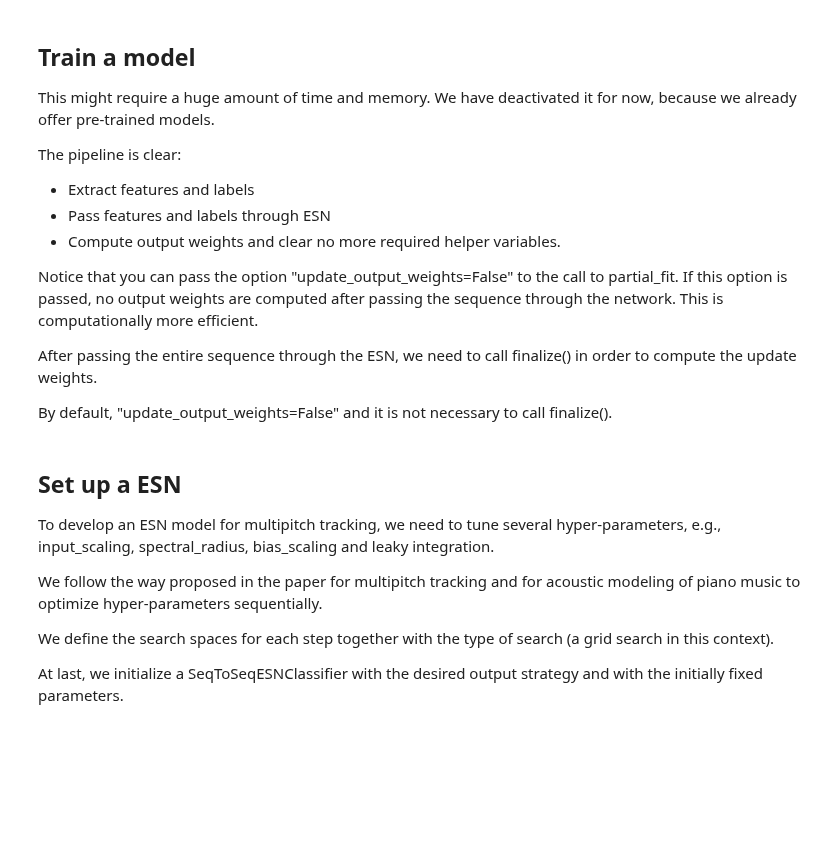
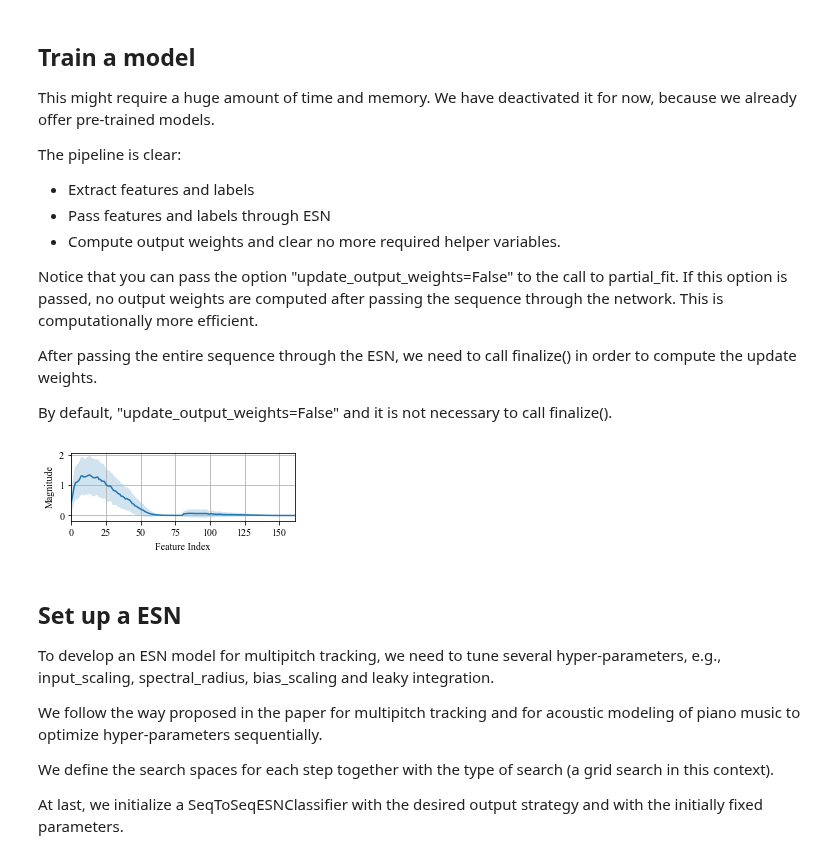
Before and after one commit to PlasmaControl/PyRCN, a Jupyter notebook: examples/multipitch_tracking.ipynb, the cells around one changed output. Drawn from its saved outputs; the diff is of its cells as text; code cells hidden in the pictures; blank space fills up the shorter version.

```diff
--- a/examples/multipitch_tracking.ipynb
+++ b/examples/multipitch_tracking.ipynb
@@ -106,3 +98,22 @@ plt.savefig('features_statistics.pdf', bbox_inches='tight', pad_inches=0)
+# %%
+def tsplot(ax, data,**kw):
+    x = np.arange(data.shape[1])
+    est = np.mean(data, axis=0)
+    sd = np.std(data, axis=0)
+    cis = (est - sd, est + sd)
+    ax.fill_between(x,cis[0],cis[1],alpha=0.2, **kw)
+    ax.plot(x,est,**kw)
+    ax.margins(x=0)
+
+fig, ax = plt.subplots()
+fig.set_size_inches(4, 1.25)
+tsplot(ax, np.concatenate(np.hstack((X_train, X_test))))
+ax.set_xlabel('Feature Index')
+ax.set_ylabel('Magnitude')
+plt.grid()
+plt.savefig('features_statistics.pdf', bbox_inches='tight', pad_inches=0)
+# %% [output]
+[figure, added]
 # %% [markdown]
 ## Set up a ESN
 
```
Also changed, not shown: parts of 7 cells of this notebook, 1 other file.
